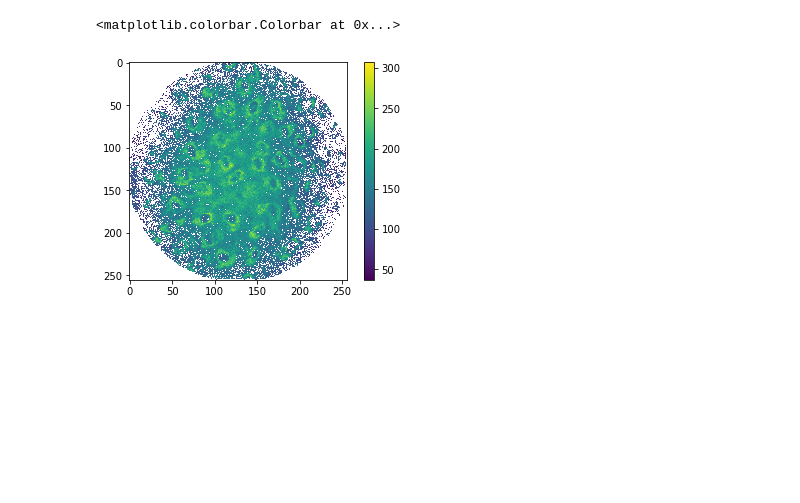
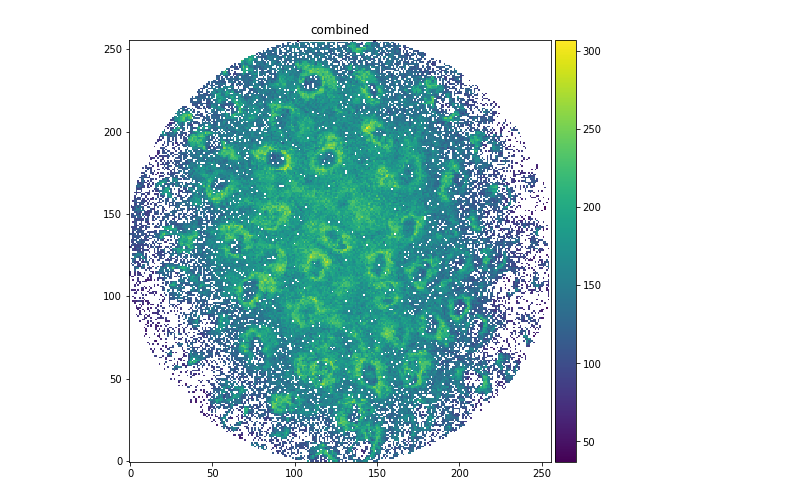
Before and after one commit to Biophotonics-COMI/flimview, a Jupyter notebook: notebooks/masks.ipynb, the cells around one changed output. Drawn from its saved outputs; the diff is of its cells as text; code cells hidden in the pictures; blank space fills up the shorter version.

```diff
--- a/notebooks/masks.ipynb
+++ b/notebooks/masks.ipynb
@@ -12,6 +8,6 @@ The autoreload extension is already loaded. To reload it, use:
 # %%
 sdtfile = 'Psoriasis/test_dataset/FLIM_D/60_D_760nm_c11.sdt'
 # %%
-data,header = ru.read_sdt_file(sdtfile)
+data,header = io.read_sdt_file(sdtfile)
 # %%
 c11 = flim.FlimCube(data, header)
@@ -53,9 +41,8 @@ plt.colorbar()
 # %%
+#Combined
 c11.mask_peak(6)
 mask5 = c11.mask
 c11.mask_peak(0, mask=mask5|disk)
-plt.imshow(c11.intensity)
-plt.colorbar()
+pu.plot2d(c11.intensity, title='combined')
 # %% [output]
-<matplotlib.colorbar.Colorbar at 0x...>
-[figure, old version]
+[figure, new version]
```
Also changed, not shown: parts of 6 cells of this notebook, 5 other files.
